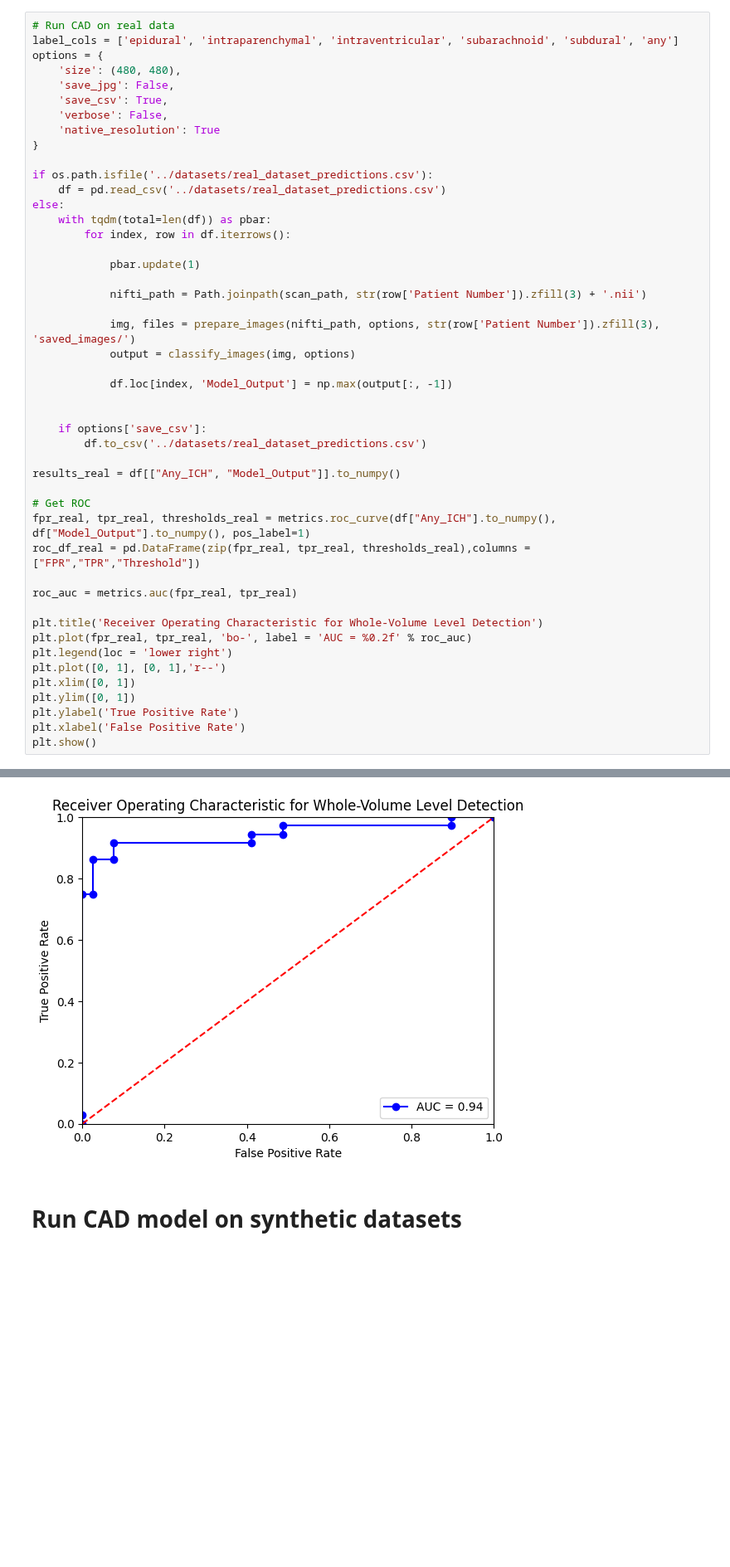
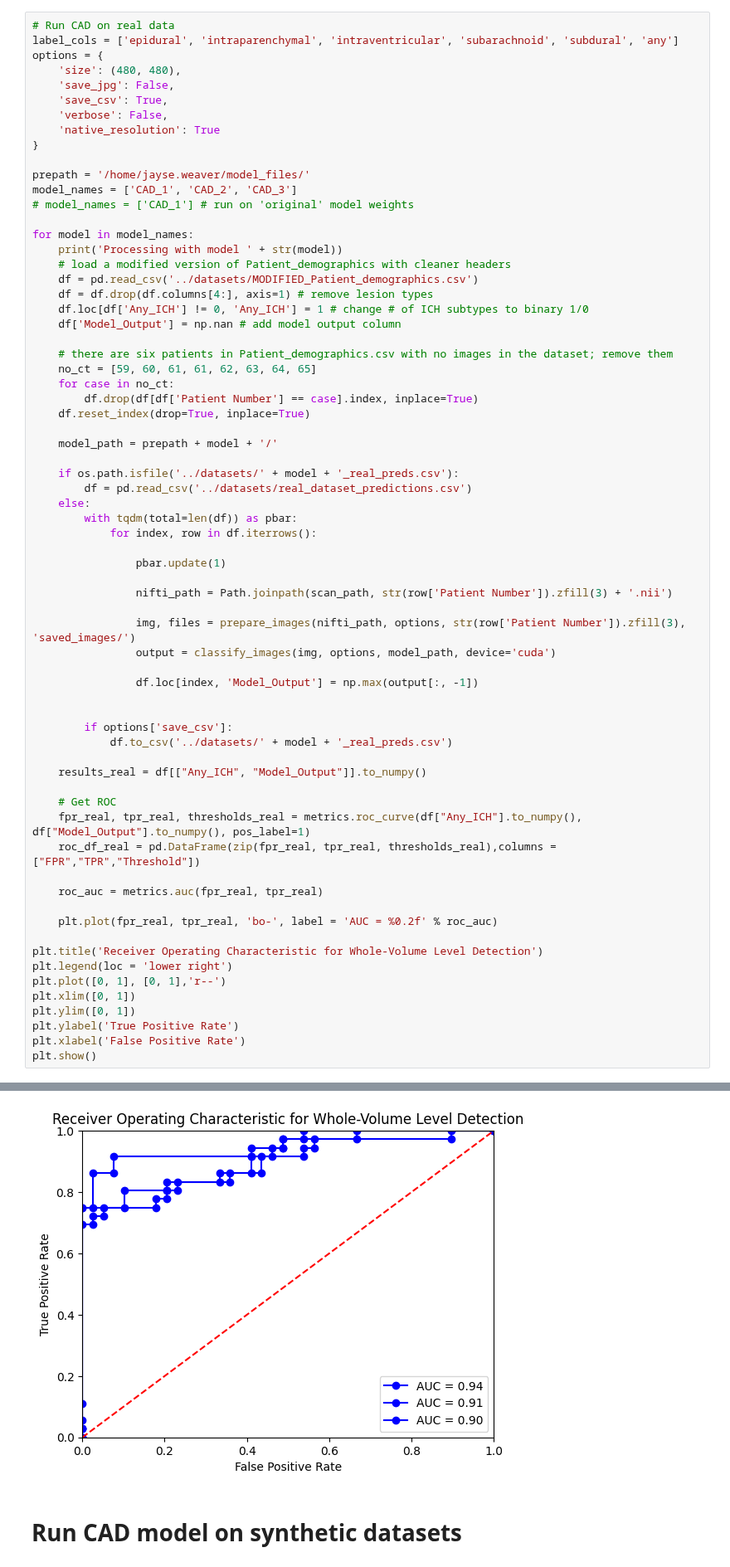
Before and after one commit to DIDSR/framework-for-synthetic-ICH-to-assess-AI-generalizability, a Jupyter notebook: notebooks/run_CAD_on_data.ipynb, the cells around one changed output, grey strips where cells are left out. Shown at 83% size. Drawn from its saved outputs; the diff is of its cells as text; blank space fills up the shorter version.

Commit message:
add multiple models to real processing

```diff
--- a/notebooks/run_CAD_on_data.ipynb
+++ b/notebooks/run_CAD_on_data.ipynb
@@ -44,35 +32,56 @@ options = {
     'native_resolution': True
 }
 
-if os.path.isfile('../datasets/real_dataset_predictions.csv'):
-    df = pd.read_csv('../datasets/real_dataset_predictions.csv')
-else:
-    with tqdm(total=len(df)) as pbar:
-        for index, row in df.iterrows():
+prepath = '/home/jayse.weaver/model_files/'
+model_names = ['CAD_1', 'CAD_2', 'CAD_3']
+# model_names = ['CAD_1'] # run on 'original' model weights
 
-            pbar.update(1)
+for model in model_names:
+    print('Processing with model ' + str(model))
+    # load a modified version of Patient_demographics with cleaner headers
+    df = pd.read_csv('../datasets/MODIFIED_Patient_demographics.csv')
+    df = df.drop(df.columns[4:], axis=1) # remove lesion types
+    df.loc[df['Any_ICH'] != 0, 'Any_ICH'] = 1 # change # of ICH subtypes to binary 1/0
+    df['Model_Output'] = np.nan # add model output column
 
-            nifti_path = Path.joinpath(scan_path, str(row['Patient Number']).zfill(3) + '.nii')
+    # there are six patients in Patient_demographics.csv with no images in the dataset; remove them
+    no_ct = [59, 60, 61, 61, 62, 63, 64, 65]
+    for case in no_ct:
+        df.drop(df[df['Patient Number'] == case].index, inplace=True)
+    df.reset_index(drop=True, inplace=True)
 
-            img, files = prepare_images(nifti_path, options, str(row['Patient Number']).zfill(3), 'saved_images/')
-            output = classify_images(img, options)
+    model_path = prepath + model + '/'
 
-            df.loc[index, 'Model_Output'] = np.max(output[:, -1])
+    if os.path.isfile('../datasets/' + model + '_real_preds.csv'):
+        df = pd.read_csv('../datasets/real_dataset_predictions.csv')
+    else:
+        with tqdm(total=len(df)) as pbar:
+            for index, row in df.iterrows():
+
+                pbar.update(1)
+
+                nifti_path = Path.joinpath(scan_path, str(row['Patient Number']).zfill(3) + '.nii')
+
+                img, files = prepare_images(nifti_path, options, str(row['Patient Number']).zfill(3), 'saved_images/')
+                output = classify_images(img, options, model_path, device='cuda')
+
+                df.loc[index, 'Model_Output'] = np.max(output[:, -1])
 
 
-    if options['save_csv']:
-        df.to_csv('../datasets/real_dataset_predictions.csv')
+        if options['save_csv']:
+            df.to_csv('../datasets/' + model + '_real_preds.csv')
 
-results_real = df[["Any_ICH", "Model_Output"]].to_numpy()
+    results_real = df[["Any_ICH", "Model_Output"]].to_numpy()
 
-# Get ROC
-fpr_real, tpr_real, thresholds_real = metrics.roc_curve(df["Any_ICH"].to_numpy(), df["Model_Output"].to_numpy(), pos_label=1)
-roc_df_real = pd.DataFrame(zip(fpr_real, tpr_real, thresholds_real),columns = ["FPR","TPR","Threshold"])
+    # Get ROC
+    fpr_real, tpr_real, thresholds_real = metrics.roc_curve(df["Any_ICH"].to_numpy(), df["Model_Output"].to_numpy(), pos_label=1)
+    roc_df_real = pd.DataFrame(zip(fpr_real, tpr_real, thresholds_real),columns = ["FPR","TPR","Threshold"])
 
-roc_auc = metrics.auc(fpr_real, tpr_real)
+    roc_auc = metrics.auc(fpr_real, tpr_real)
+
+    plt.plot(fpr_real, tpr_real, 'bo-', label = 'AUC = %0.2f' % roc_auc)
 
 plt.title('Receiver Operating Characteristic for Whole-Volume Level Detection')
-plt.plot(fpr_real, tpr_real, 'bo-', label = 'AUC = %0.2f' % roc_auc)
 plt.legend(loc = 'lower right')
 plt.plot([0, 1], [0, 1],'r--')
 plt.xlim([0, 1])
@@ -84,4 +96,4 @@ plt.show()
-[figure, old version]
+[figure, new version]
 # %% [markdown]
 # Run CAD model on synthetic datasets
 # %%
```
Also changed, not shown: parts of 3 cells of this notebook, 1 other file.
